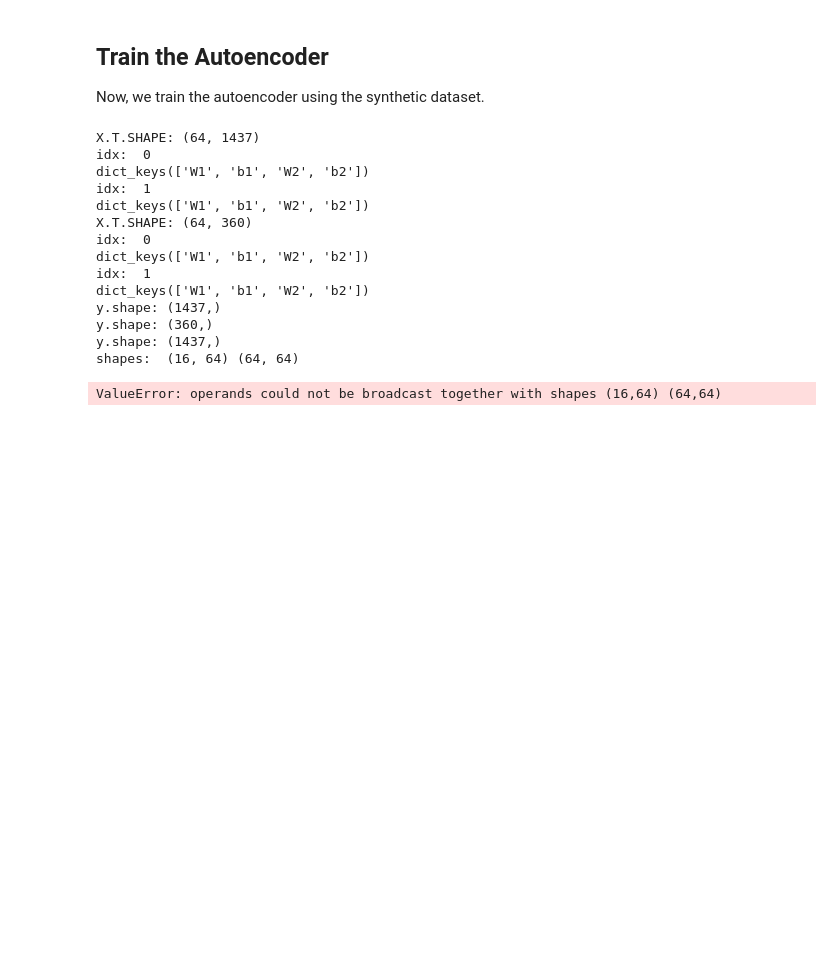
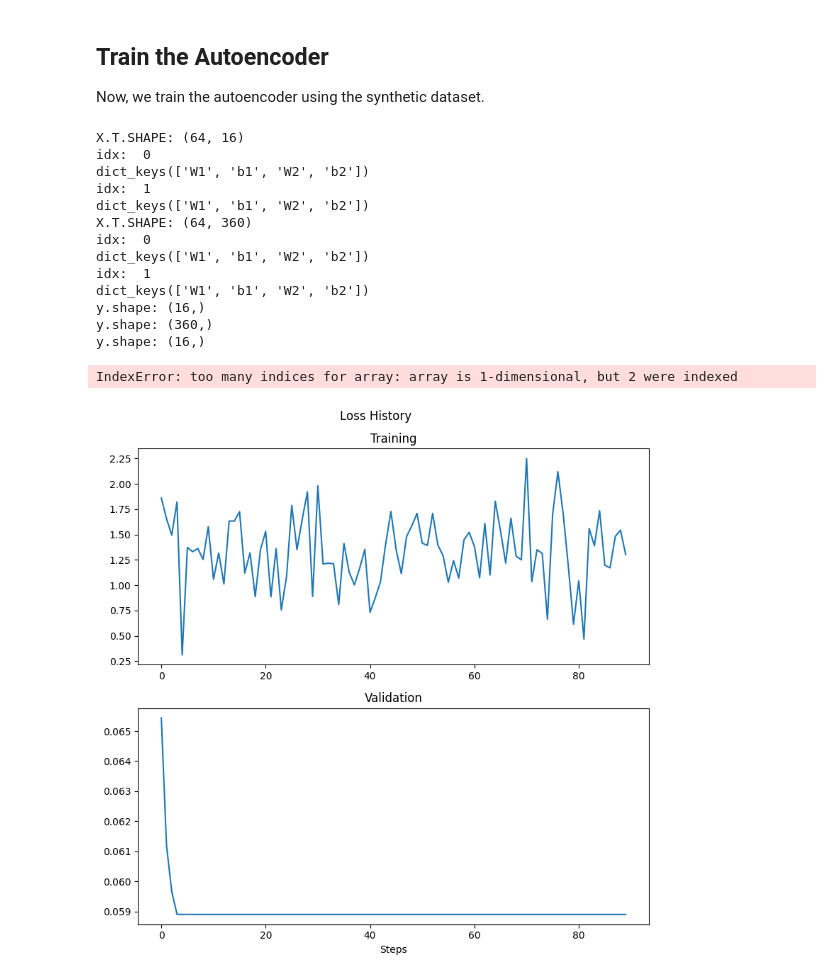
Before and after one commit to sidvmahesh/final-nn, a Jupyter notebook: autoencoder_neural_network.ipynb, the cells around one changed output. Drawn from its saved outputs; the diff is of its cells as text; code cells hidden in the pictures; blank space fills up the shorter version.

```diff
--- a/autoencoder_neural_network.ipynb
+++ b/autoencoder_neural_network.ipynb
@@ -14,10 +17,10 @@ from sklearn.model_selection import train_test_split
 # Define the architecture of the autoencoder
 nn_arch = [
     {'input_dim': 64, 'output_dim': 16, 'activation': 'relu'},
-    {'input_dim': 16, 'output_dim': 64, 'activation': 'sigmoid'}
+    {'input_dim': 16, 'output_dim': 64, 'activation': 'relu'}
 ]
 # Initialize the NeuralNetwork with the architecture
-autoencoder = NeuralNetwork(nn_arch=nn_arch, lr=0.01, seed=42, batch_size=64, epochs=100, loss_function='mse')
+autoencoder = NeuralNetwork(nn_arch=nn_arch, lr=0.01, seed=42, batch_size=16, epochs=90, loss_function='mse')
 # %% [markdown]
 ## Prepare the Dataset
 Here, you would typically load and preprocess your dataset. For demonstration, we will create a synthetic dataset.
@@ -37,7 +40,7 @@ train_loss, val_loss = autoencoder.fit(X_train, y_train, X_test, y_test)
 
 # Optionally, plot the training and validation loss over epochs
 # %% [output]
-X.T.SHAPE: (64, 1437)
+X.T.SHAPE: (64, 16)
 idx:  0
 dict_keys(['W1', 'b1', 'W2', 'b2'])
 idx:  1
@@ -47,8 +50,11 @@ idx:  0
 dict_keys(['W1', 'b1', 'W2', 'b2'])
 idx:  1
 dict_keys(['W1', 'b1', 'W2', 'b2'])
-y.shape: (1437,)
+y.shape: (16,)
 y.shape: (360,)
-y.shape: (1437,)
-shapes:  (16, 64) (64, 64)
+y.shape: (16,)
-ValueError: operands could not be broadcast together with shapes (16,64) (64,64)
+IndexError: too many indices for array: array is 1-dimensional, but 2 were indexed
+# %%
+autoencoder._plot_loss_history(train_loss = train_loss, val_loss = val_loss)
+# %% [output]
+[figure, added]
```
Also changed, not shown: parts of 5 cells of this notebook, 2 other files.
